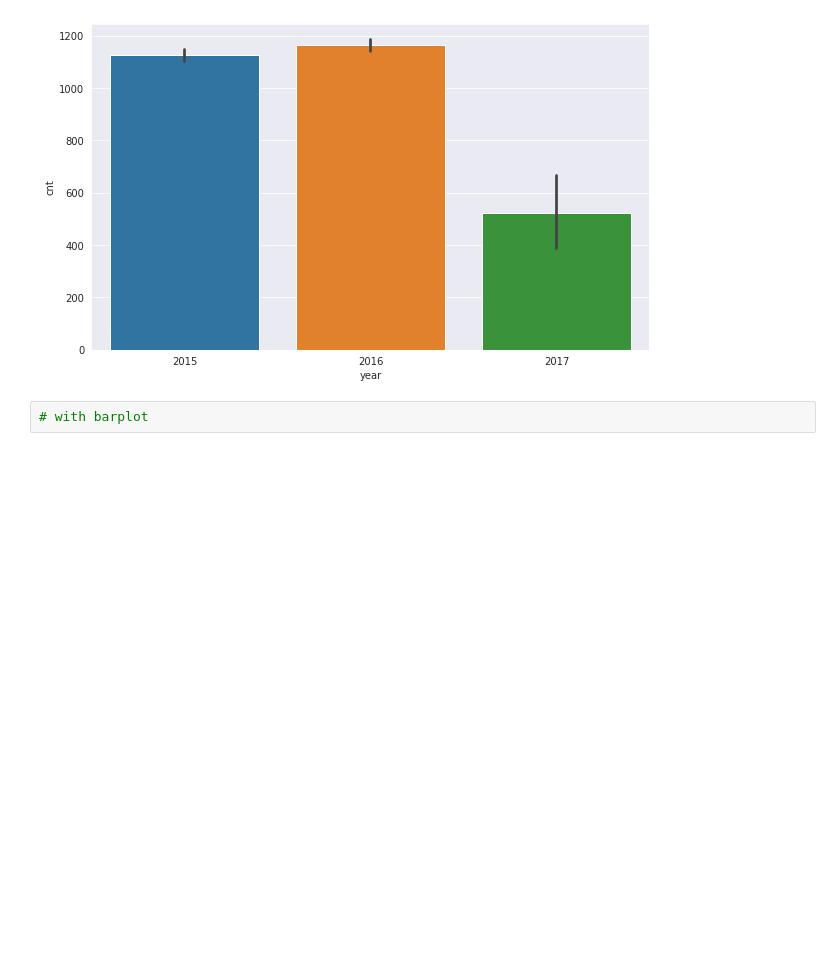
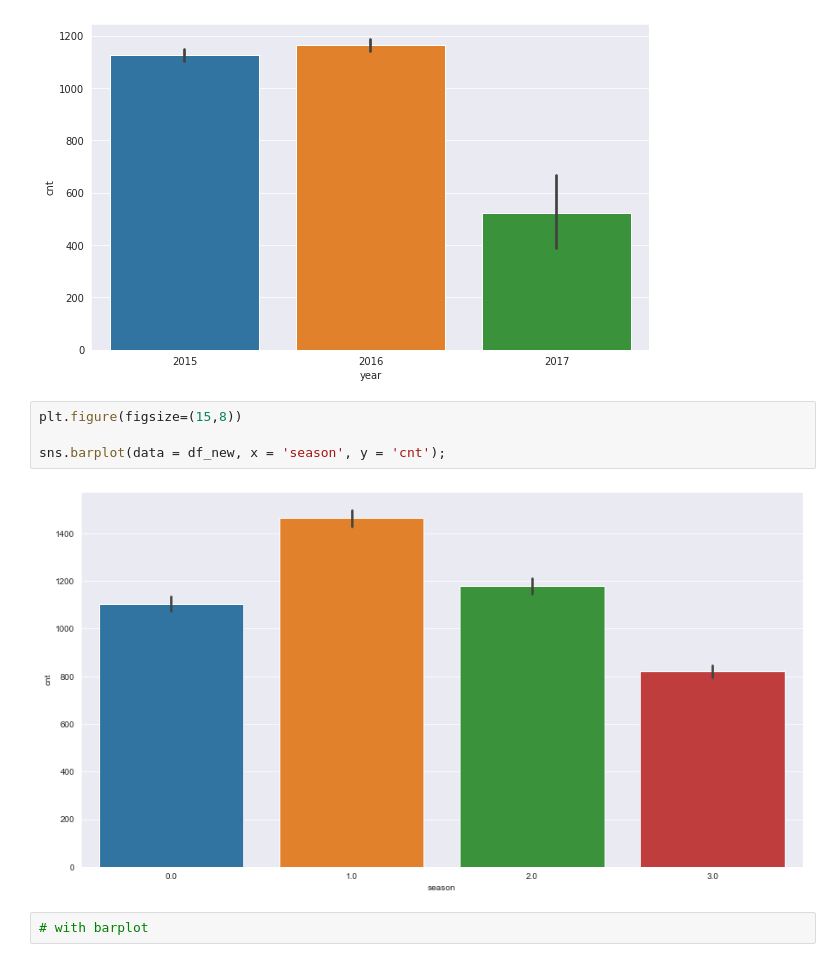
Before and after one commit to cantalcagri/DS-Assignments, a Jupyter notebook: DV_capstone_student (1).ipynb, the cells around one changed output. Saved outputs shown, nothing was run; the diff lists cells and outputs as text; blank space fills up the shorter version.

```diff
--- a/DV_capstone_student (1).ipynb
+++ b/DV_capstone_student (1).ipynb
@@ -541,6 +545,12 @@ sns.barplot(x = )
 # with barplot
 # %% [output]
 [figure]
+# %%
+plt.figure(figsize=(15,8))
+
+sns.barplot(data = df_new, x = 'season', y = 'cnt');
+# %% [output]
+[figure, added]
 # %%
 # with barplot
 # %% [output]
```
Also changed, not shown: parts of 12 cells of this notebook.
